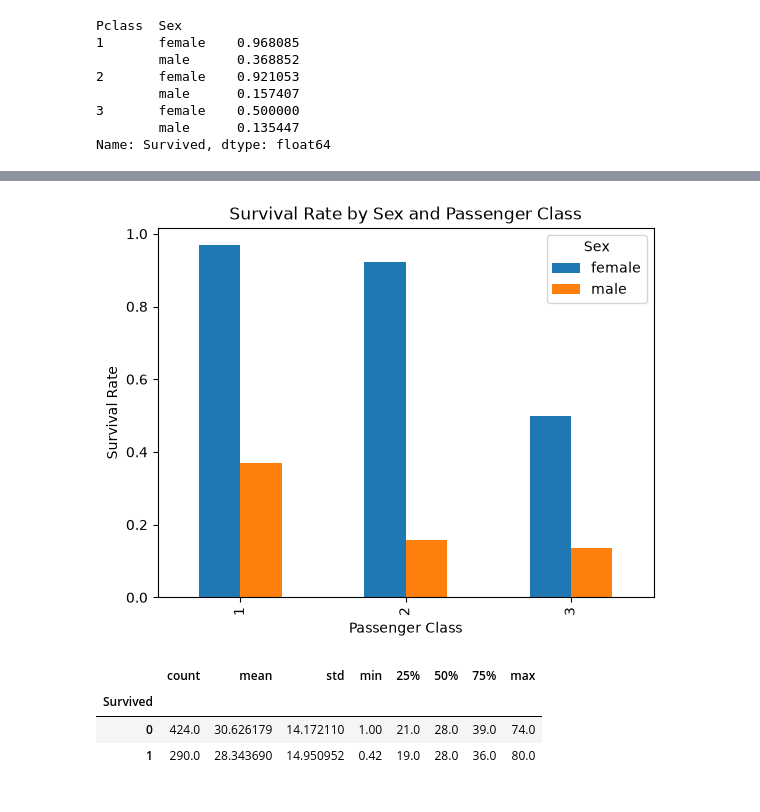
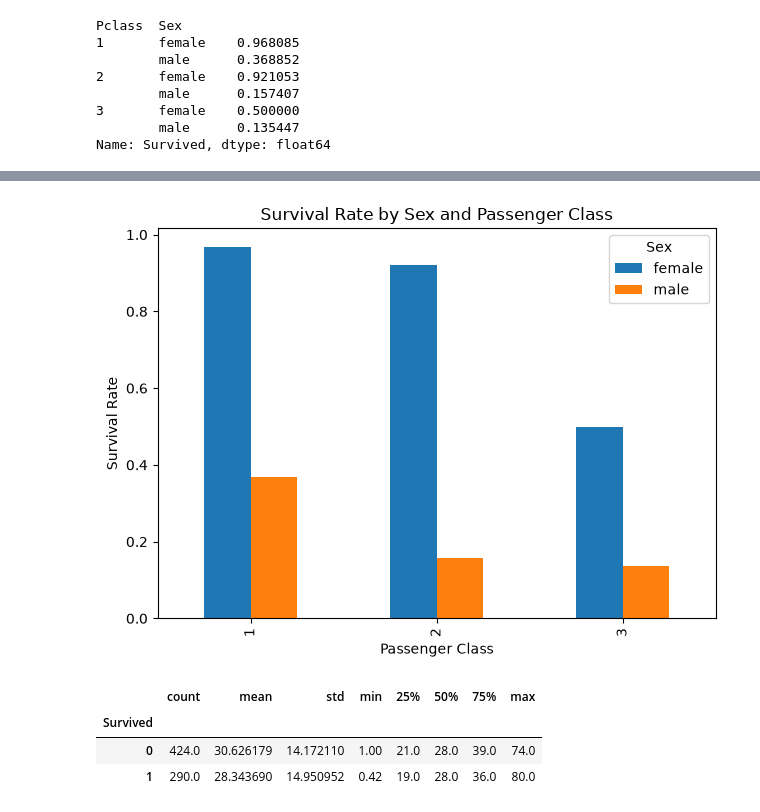
Before and after one commit to sehreen-jeelani/titanic-survival-analysis, a Jupyter notebook: notebooks/titanic_analysis.ipynb, the cells around one changed output, grey strips where cells are left out. Drawn from its saved outputs; the diff is of its cells as text; code cells hidden in the pictures.

```diff
--- a/notebooks/titanic_analysis.ipynb
+++ b/notebooks/titanic_analysis.ipynb
@@ -398,18 +402,20 @@ Name: Survived, dtype: float64
 # %%
 survival_by_sex_class = df.groupby(
     ["Pclass", "Sex"]
 )["Survived"].mean().unstack()
 
 survival_by_sex_class.plot(
     kind="bar",
     title="Survival Rate by Sex and Passenger Class",
     ylabel="Survival Rate",
     xlabel="Passenger Class"
 )
 
+plt.tight_layout()
+plt.savefig("../visuals/survival_rate_by_sex_class.png", dpi=300, bbox_inches="tight")
 plt.show()
 # %% [output]
-[figure, old version]
+[figure, new version]
 # %%
 df.groupby("Survived")["Age"].describe()
 # %% [output]
```
Also changed, not shown: parts of 23 cells of this notebook.
